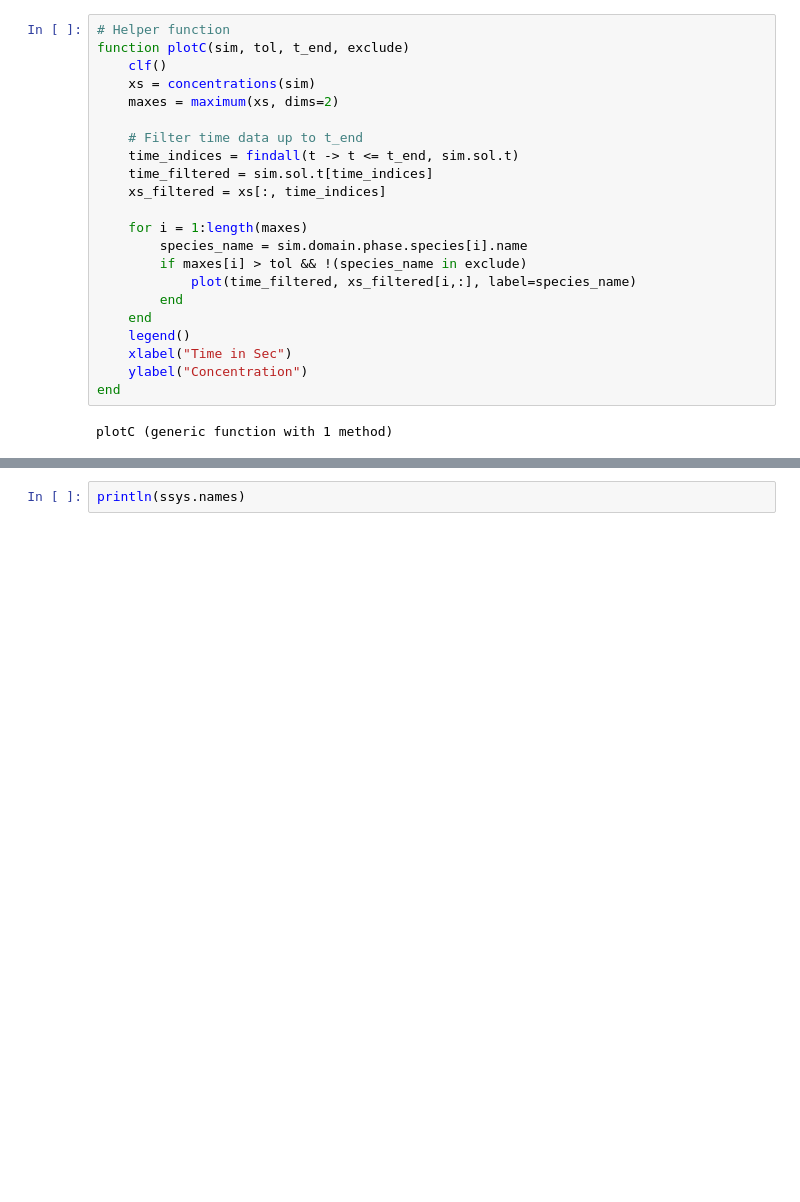
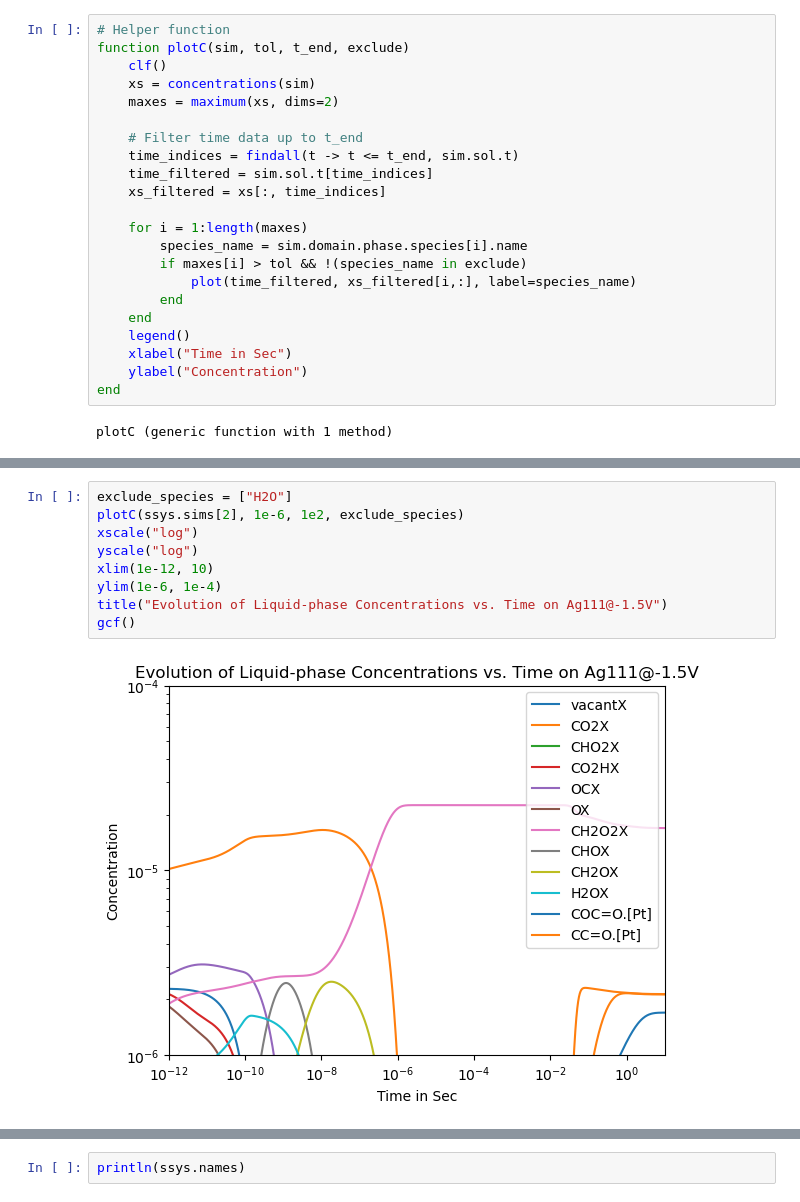
Before and after one commit to rwest/CO2_RR_RMG, a Jupyter notebook: CO2_Reduction_Ag/CO2RR_RMS_Diffusion_Interface.ipynb, the cells around one changed output, grey strips where cells are left out. Drawn from its saved outputs; the diff is of its cells as text; blank space fills up the shorter version.

```diff
--- a/CO2_Reduction_Ag/CO2RR_RMS_Diffusion_Interface.ipynb
+++ b/CO2_Reduction_Ag/CO2RR_RMS_Diffusion_Interface.ipynb
@@ -168 +215,12 @@ gcf()
+# %%
+exclude_species = ["H2O"]
+plotC(ssys.sims[2], 1e-6, 1e2, exclude_species)
+xscale("log")
+yscale("log")
+xlim(1e-12, 10)
+ylim(1e-6, 1e-4)
+title("Evolution of Liquid-phase Concentrations vs. Time on Ag111@-1.5V")
+gcf()
+# %% [output]
+[figure, added]
 # %%
```
Also changed, not shown: parts of 19 cells of this notebook, 1 other file.
